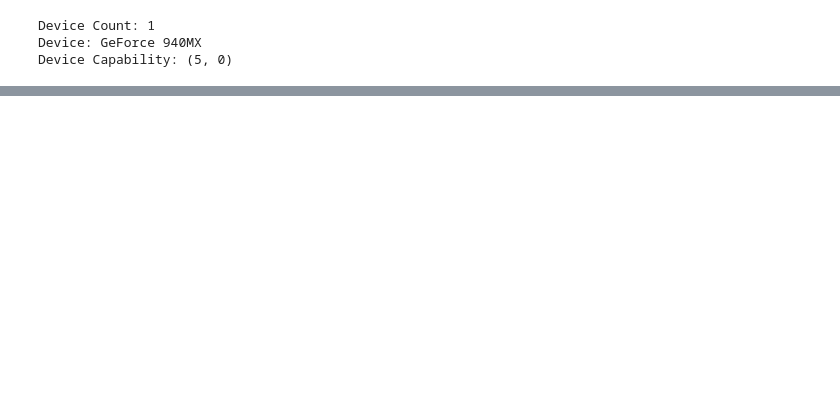
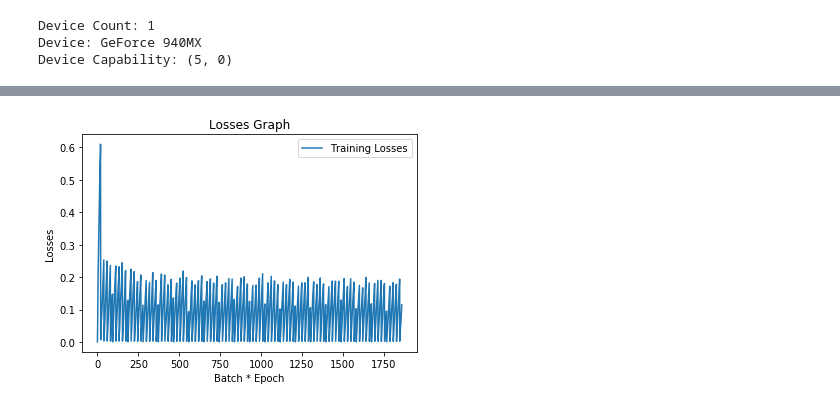
Before and after one commit to darkmatter18/Wind-Speed-Prediction, a Jupyter notebook: training.ipynb, the cells around one changed output, grey strips where cells are left out. Drawn from its saved outputs; the diff is of its cells as text; code cells hidden in the pictures; blank space fills up the shorter version.

```diff
--- a/training.ipynb
+++ b/training.ipynb
@@ -59,5 +59,5 @@ train_dataset[0]
 # %%
-batch_size = 128
+batch_size = 32
 
 trainloader = dataloader.DataLoader(train_dataset, batch_size, shuffle = True)
 valloader = dataloader.DataLoader(val_dataset, batch_size, shuffle = False)
@@ -76,6 +90,6 @@ Device Capability: (5, 0)
 # %%
 from model import Model
-model = Model()
+model = Model(3, 100, 1, cuda=cuda)
 model.to(device)
 print(model)
 # %% [output]
@@ -85,14 +102,13 @@ Model(
 )
 # %%
-from torch.optim import SGD
-from torch.nn import MSELoss
+from torch.optim import Adam
+from torch.nn import SmoothL1Loss
 
 trainlosses, testlosses = model.fit(trainloader = trainloader,
-                                     validationloader = valloader,
-                                     loss = MSELoss,
-                                     optim = SGD,
-                                     lr=0.01,
-                                     epochs = 5,
-                                     val_per_batch = 20,
-                                     cuda = cuda)
+                                    validationloader = valloader,
+                                    loss = SmoothL1Loss,
+                                    optim = Adam,
+                                    lr=0.001,
+                                    epochs = 20,
+                                    val_per_batch = 20)
 # %% [output]
@@ -116,9 +132,11 @@ Epoch: 5 Batch: 23 out of 24 Training Loss: 0.06499859080132511 Test Loss: 0.025
 # %%
 plt.plot(trainlosses, label = 'Training Losses')
-plt.plot(testlosses, label = 'Testing Losses')
+#plt.plot(testlosses, label = 'Testing Losses')
 plt.ylabel('Losses')
 plt.xlabel('Batch * Epoch')
 plt.legend()
 plt.title('Losses Graph')
 plt.show()
+# %% [output]
+[figure, added]
 # %%
```
Also changed, not shown: parts of 13 cells of this notebook, 3 other files.
